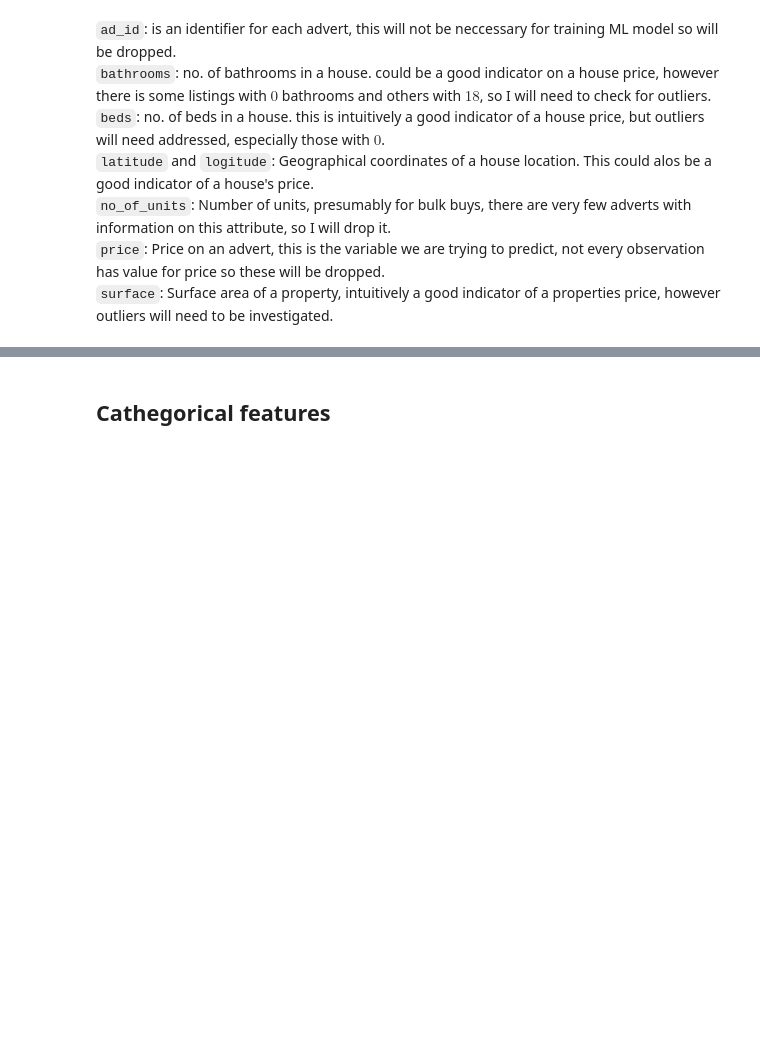
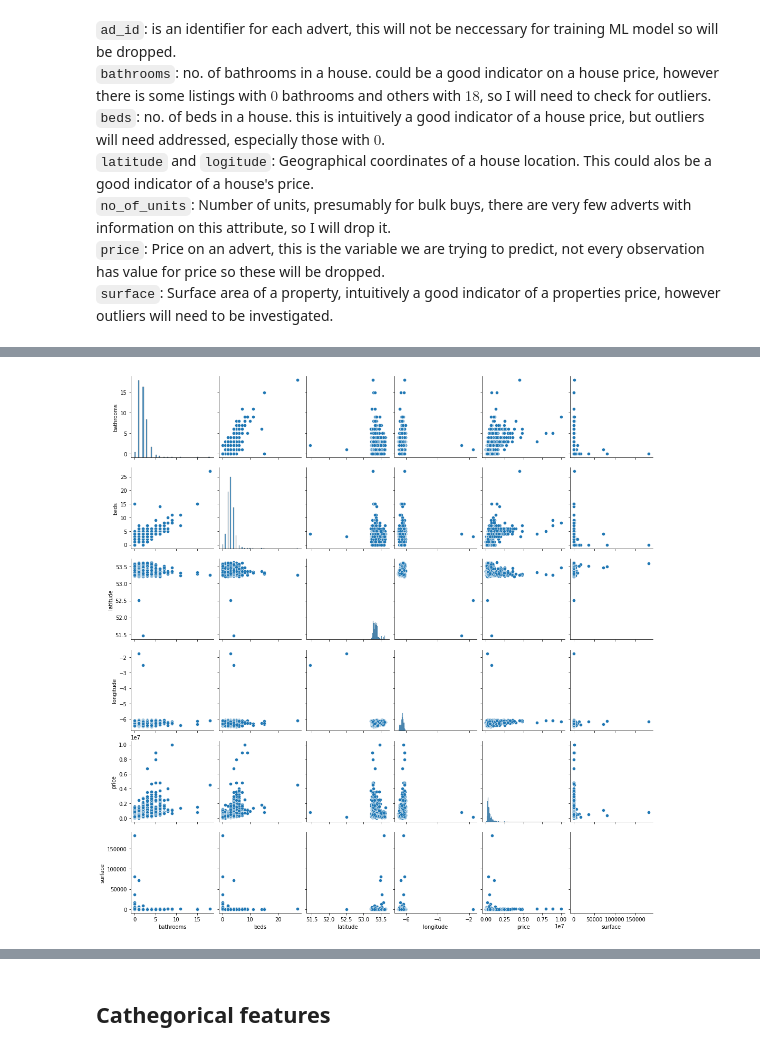
Before and after one commit to barrytl/ET5003_SEM1_2021-2, a Jupyter notebook: Week-3/ET5003_Etivity2_BarryLawton_20197772.ipynb, the cells around one changed output, grey strips where cells are left out. Saved outputs shown, nothing was run; the diff lists cells and outputs as text; code cells hidden in the pictures; blank space fills up the shorter version.

```diff
--- a/Week-3/ET5003_Etivity2_BarryLawton_20197772.ipynb
+++ b/Week-3/ET5003_Etivity2_BarryLawton_20197772.ipynb
@@ -251,0 +252,5 @@ df_test.drop(remove_cols, axis = 1, inplace = True)
+# %%
+sns.pairplot(df_train)
+plt.show()
+# %% [output]
+[figure, added]
```
Also changed, not shown: parts of 13 cells of this notebook.
